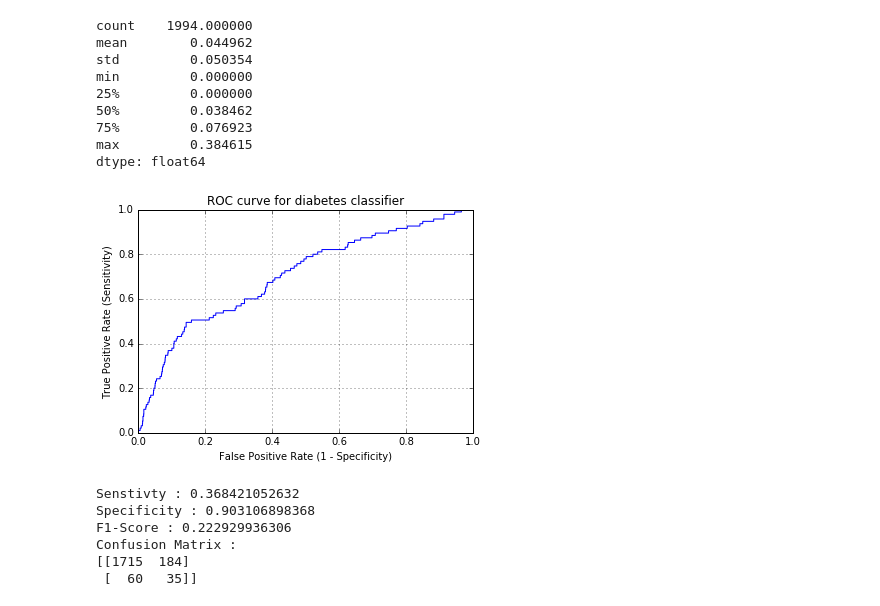
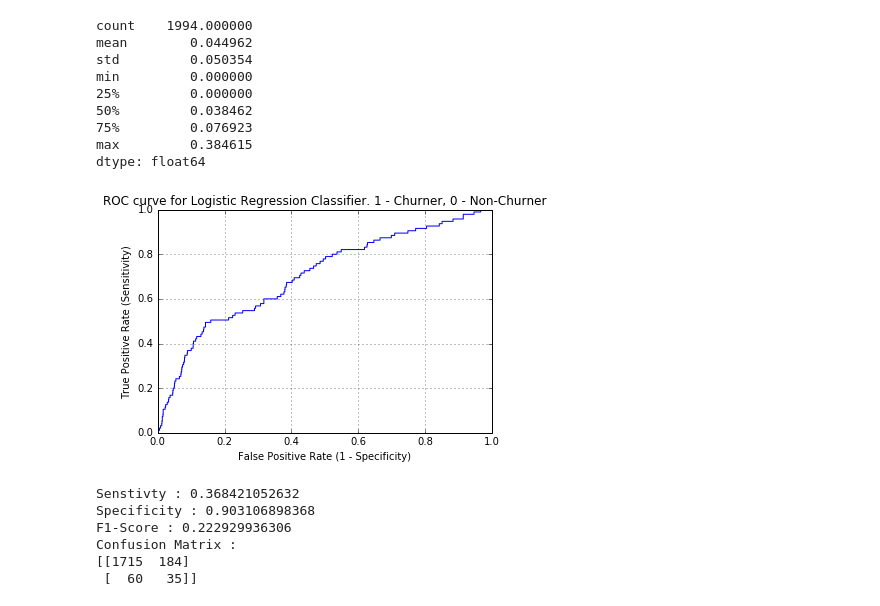
Before and after one commit to Shivam06/EXL-EQ-2017, a Jupyter notebook: Modelling.ipynb, the cells around one changed output. Saved outputs shown, nothing was run; the diff lists cells and outputs as text; code cells hidden in the pictures.

Commit message:
Improve Visualizations and improve accuracy of Model

```diff
--- a/Modelling.ipynb
+++ b/Modelling.ipynb
@@ -277,15 +278,16 @@ dtype: float64
 # %%
 import matplotlib.pyplot as plt
 tpr, fpr, thresholds = metrics.roc_curve(ytest, ypred_prob_lr)
 plt.plot(tpr,fpr)
 plt.xlim([0.0, 1.0])
 plt.ylim([0.0, 1.0])
-plt.title('ROC curve for diabetes classifier')
+plt.title('ROC curve for Logistic Regression Classifier. 1 - Churner, 0 - Non-Churner')
 plt.xlabel('False Positive Rate (1 - Specificity)')
 plt.ylabel('True Positive Rate (Sensitivity)')
 plt.grid(True)
+plt.savefig(r"C:\Users\SHIVAM MAHAJAN\Desktop\lr_roc")
 # %% [output]
-[figure, old version]
+[figure, new version]
 # %%
 evaluate_score(0.162,ypred_prob_lr)
 # %% [output]
```
Also changed, not shown: parts of 4 cells of this notebook, 3 other files.
